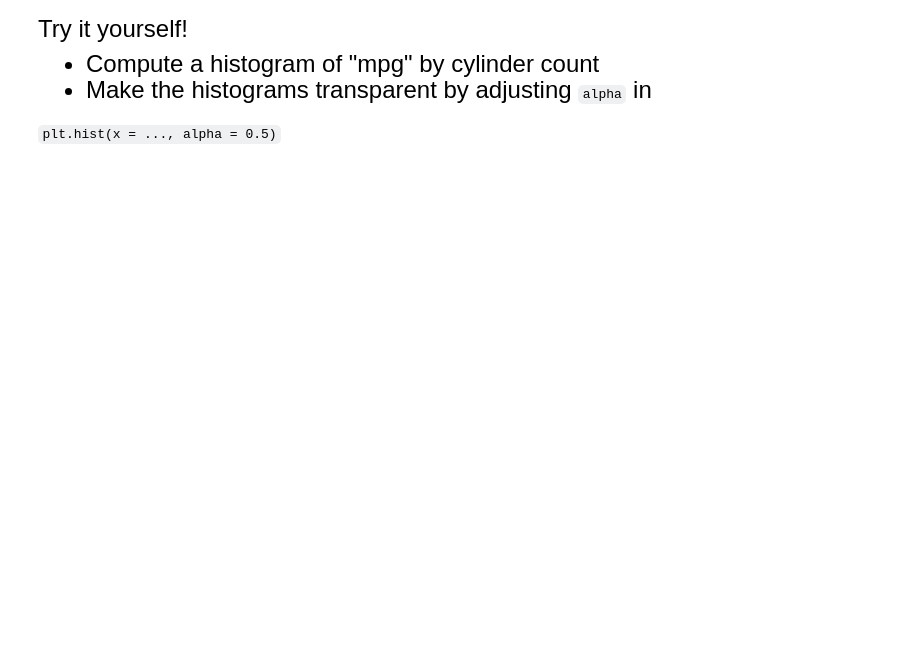
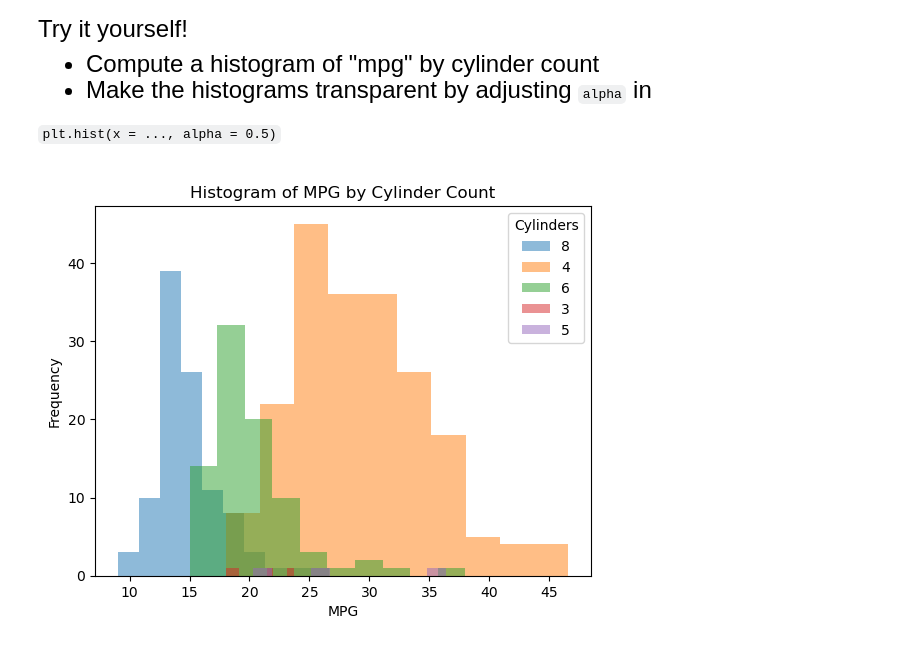
Before and after one commit to wendyguer1/qtm151spring2024, a Jupyter notebook: lecture_10/lecture_10a - Subsetting data.ipynb, the cells around one changed output. Drawn from its saved outputs; the diff is of its cells as text; code cells hidden in the pictures; blank space fills up the shorter version.

```diff
--- a/lecture_10/lecture_10a - Subsetting data.ipynb
+++ b/lecture_10/lecture_10a - Subsetting data.ipynb
@@ -287,0 +543,17 @@ Try it yourself!
+# %%
+# Write your own code
+list_unique_cylinders1 = pd.unique(carfeatures["cylinders"])
+
+for categories in list_unique_cylinders1:
+    df1   = carfeatures.query("cylinders == @categories")
+    plt.hist(x = df1["mpg"], alpha = 0.5)
+
+# Add labels and a legends
+plt.xlabel("MPG")
+plt.ylabel("Frequency")
+plt.legend(labels = list_unique_cylinders1,
+           title  = "Cylinders")
+plt.title("Histogram of MPG by Cylinder Count")
+plt.show()
+# %% [output]
+[figure, added]
```
Also changed, not shown: parts of 27 cells of this notebook, 15 other files.
